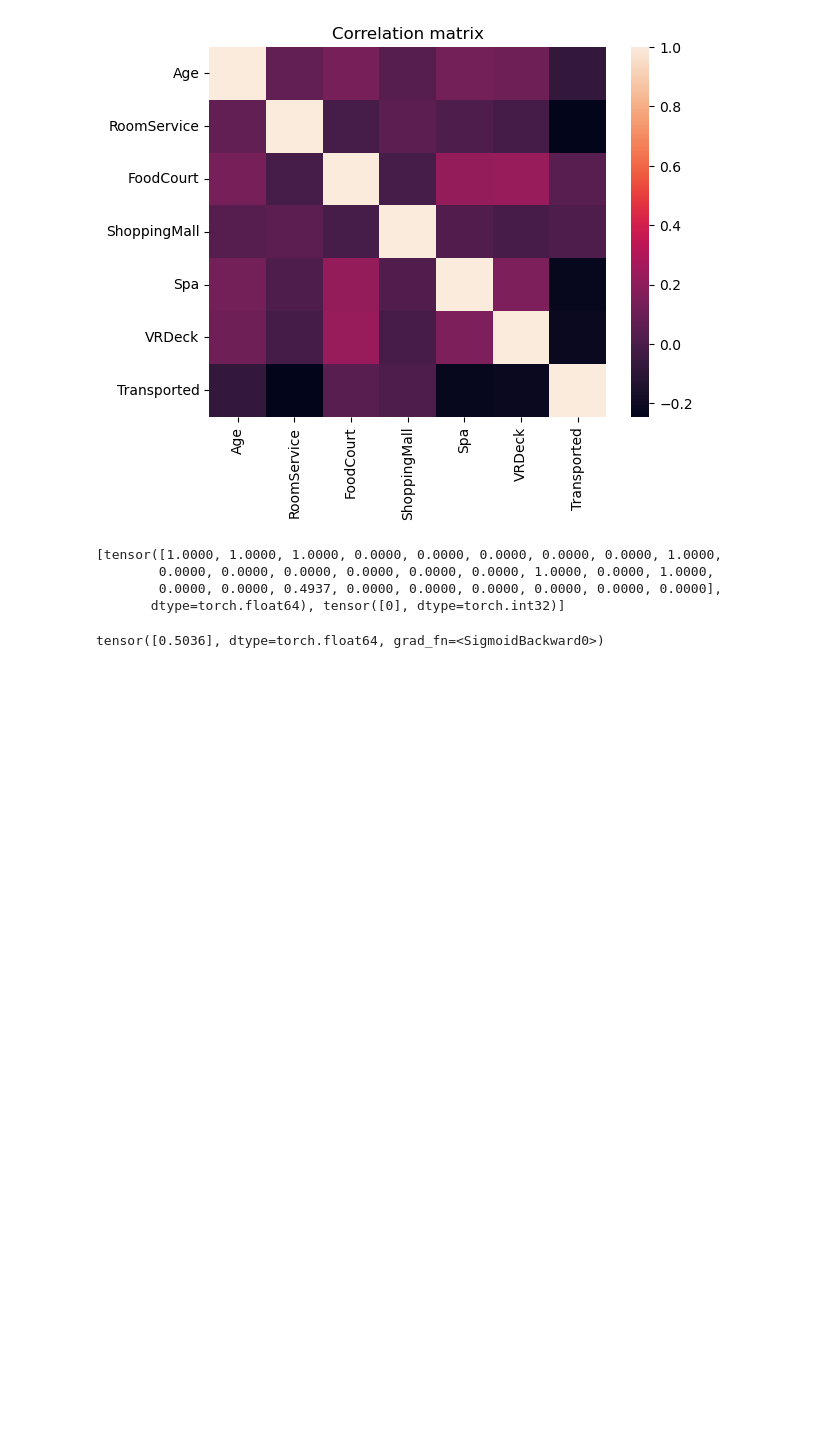
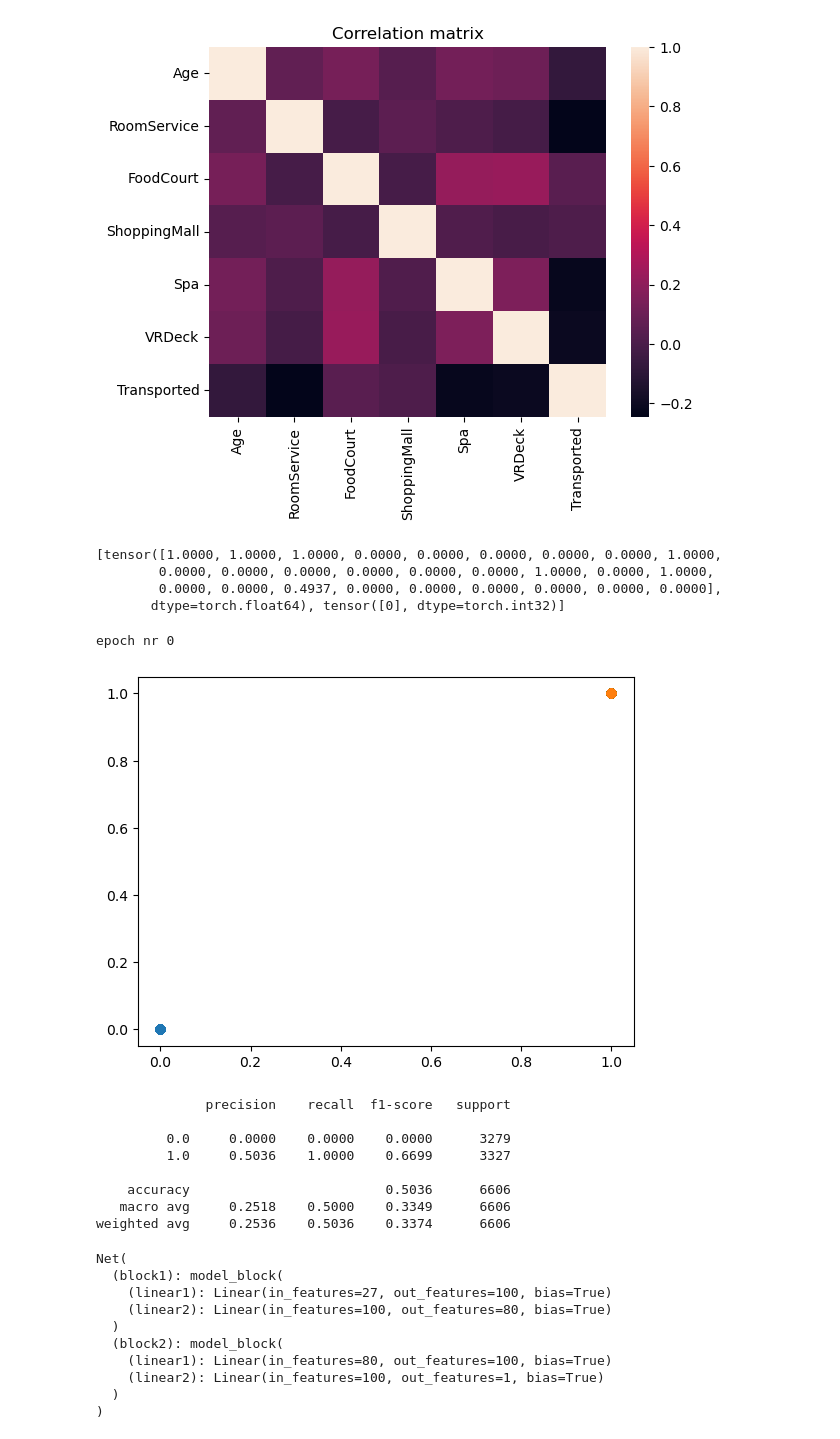
Before and after one commit to chrzanowski000/Space_titanic_project, a Jupyter notebook: main.ipynb, the cells around one changed output. Saved outputs shown, nothing was run; the diff lists cells and outputs as text; code cells hidden in the pictures; blank space fills up the shorter version.

```diff
--- a/main.ipynb
+++ b/main.ipynb
@@ -449,19 +450,8 @@ class Net(torch.nn.Module):
         return torch.sigmoid(y)
 #model = Net(10, 100, 80, 100, 1) przykładowe wywolanie
 # %%
-def how_many_ok(predictions, true_data):
-
-        compared = np.array(predictions) == np.array(true_data)
-        correct = np.count_nonzero(compared == True)
-        return correct
-
 def train(network, train_data, test_data, test = False, epoch_num = 10):
 
-        # defining our model
-
-        #input_dim = np.shape(train_data)[1]     # number of variables
-        #output_dim = 1                          # "yes" or "no"
-        #model = network(input_dim, 100, 80, 100, output_dim)
         model = network
         # configuring the net
 
@@ -471,49 +461,70 @@ def train(network, train_data, test_data, test = False, epoch_num = 10):
 
         # learning loop
 
         correct_list = []
-
+        predictions = np.array([])
+        targets = np.array([])
         for epoch in range(epoch_num):
                 print(f'epoch nr {epoch}')
                 for x, y in train_data:
                         optimizer.zero_grad()           # clear gradient of loss function
                         x = x.double()
                         y = y.double()
-                        results = model(x).double()              # calculate predictions
-                        #print(results.shape, y.shape)
+                        results = model(x).double()     # calculate predictions
                         loss = criterion(results, y)    # calculate loss
                         loss.backward()                 # calculate gradient
                         optimizer.step()                # update parameters
 
-                if epoch % 1:
-                        correct_list.append(how_many_ok(model(test_data[0]), test_data[1]))
+                        predictions = np.append(predictions, results.cpu().detach().numpy())
+                        predictions =  np.where(predictions < 0.5, 0, 1)
+                        targets = np.append(targets, y.cpu().detach().numpy())
         # plot loss function on test data
+
         if test:
-
-                wrong_list = [np.shape(test_data)[0] - c for c in correct_list]
-
+                plt.scatter(targets, targets)
+                plt.scatter(predictions, predictions)
+                plt.show()
+                # the precision and recall, among other metrics
+                metrics_table=metrics.classification_report(targets, predictions, digits=4)
+                #wrong_list = [np.shape(test_data)[0] - c for c in correct_list]
+                print(metrics_table)
+                """
                 names = []
-                '''
                 plt.plot(correct_list, range(epoch_num), color = "green")
                 names.append("Correct guesses")
                 plt.plot(wrong_list, range(epoch_num), color = "red")
                 names.append("Wrong guesses")
                 plt.yscale("log")
                 plt.ylabel("Number of guesses")
                 plt.xlabel("Epoch number")
                 plt.title("Accuracy of the net on test data")
                 plt.legend(names, bbox_to_anchor = [1, 1])
                 plt.grid()
-                plt.show()
-                '''
-                print(wrong_list)
-                print(correct_list)
+                plt.show()"""
 
         # and finally
         return model
+
+model = Net(27, 100, 80, 100, 1)
+train(network=model, train_data = train_data, test_data=test_data, test = True, epoch_num = 1)
+# %% [output]
+epoch nr 0
+[figure, added]
+              precision    recall  f1-score   support
+
+         0.0     0.0000    0.0000    0.0000      3279
+         1.0     0.5036    1.0000    0.6699      3327
+
+    accuracy                         0.5036      6606
+   macro avg     0.2518    0.5000    0.3349      6606
+weighted avg     0.2536    0.5036    0.3374      6606
+Net(
+  (block1): model_block(
+    (linear1): Linear(in_features=27, out_features=100, bias=True)
+    (linear2): Linear(in_features=100, out_features=80, bias=True)
+  )
+  (block2): model_block(
+    (linear1): Linear(in_features=80, out_features=100, bias=True)
+    (linear2): Linear(in_features=100, out_features=1, bias=True)
+  )
+)
-# %%
-model = Net(27, 100, 80, 100, 1)
-model(train_data[0][0])
-#train(network=network, train_data=A_train_data, test_data=A_test_data, test=False, iter_num=2)fd
-# %% [output]
-tensor([0.5036], dtype=torch.float64, grad_fn=<SigmoidBackward0>)
```
Also changed, not shown: parts of 4 cells of this notebook, 1 other file.
